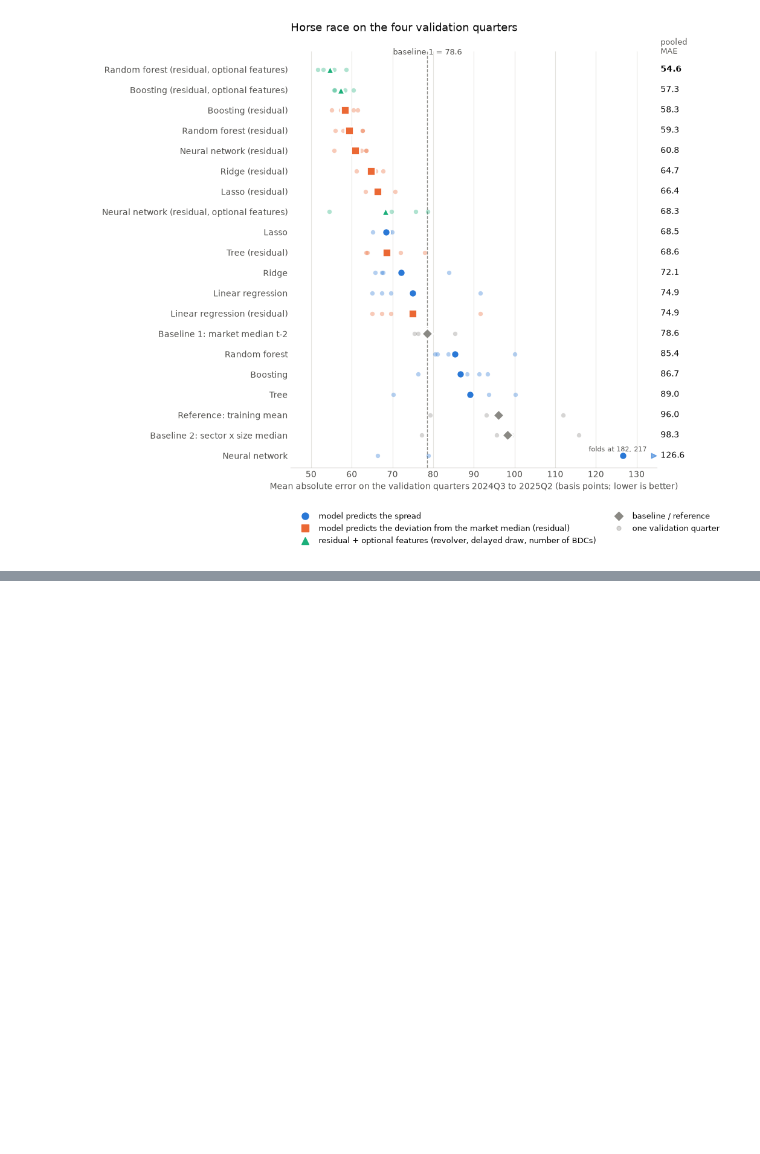
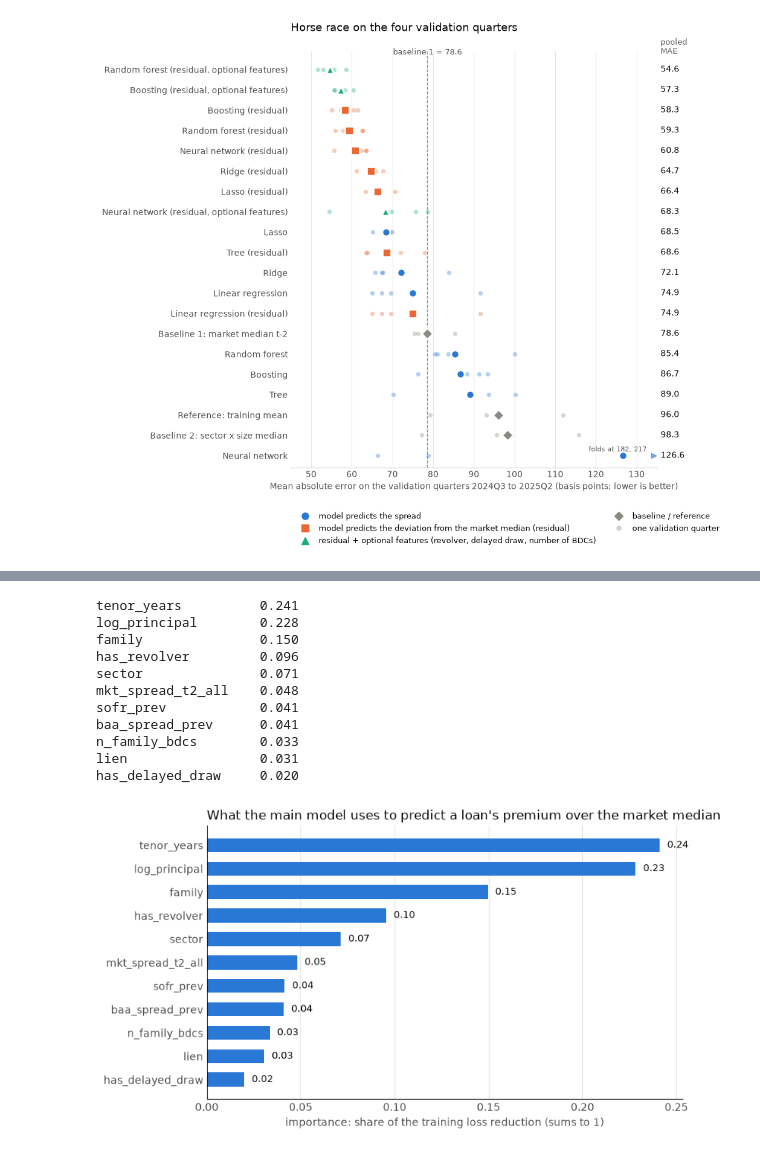
Before and after one commit to NeilErtl/DSF_Project, a Jupyter notebook: code/02_estimate.ipynb, the cells around one changed output, grey strips where cells are left out. Cells and saved outputs as stored; diff of their text form; code cells hidden in the pictures; blank space fills up the shorter version.

```diff
--- a/code/02_estimate.ipynb
+++ b/code/02_estimate.ipynb
@@ -867,0 +948,43 @@ plt.show()
+# %%
+# Feature importance of the main model, refitted on all training loans (deck 16, rule 5; deck 17)
+main = make_main_model().fit(train[FEATURES_OPT], train[mh.TARGET])
+pre, forest_fit = main.model[0], main.model[-1]
+imp = pd.Series(forest_fit.feature_importances_, index=pre.get_feature_names_out())
+original = {c: c for c in mh.NUM + OPTIONAL_NUM}
+def to_feature(col):
+    # "num__log_principal" -> "log_principal"; "cat__family_Apollo" -> "family" (one-hot columns summed per feature)
+    name = col.split("__", 1)[1]
+    return name if name in original else next(c for c in mh.CAT + OPTIONAL_CAT if name.startswith(c + "_"))
+imp_by_feature = imp.groupby(imp.index.map(to_feature)).sum().sort_values()
+assert np.isclose(imp_by_feature.sum(), 1.0)
+imp_by_feature.sort_values(ascending=False).rename("importance").to_csv(TAB / "feature_importance_main_model.csv")
+print(imp_by_feature.sort_values(ascending=False).round(3).to_string())
+
+fig, ax = plt.subplots(figsize=(8, 4.5))
+ax.barh(imp_by_feature.index, imp_by_feature.values, color="#2a78d6", height=0.6)
+for y, v in enumerate(imp_by_feature.values):
+    ax.text(v + 0.004, y, f"{v:.2f}", va="center", fontsize=9, color="#0b0b0b")
+ax.set_xlabel("importance: share of the training loss reduction (sums to 1)", fontsize=10, color="#52514e")
+ax.set_title("What the main model uses to predict a loan's premium over the market median", loc="left",
+             fontsize=12, color="#0b0b0b")
+ax.tick_params(colors="#52514e", length=0)
+for side in ["top", "right"]:
+    ax.spines[side].set_visible(False)
+ax.grid(axis="x", color="#e5e4e0", lw=0.8)
+ax.set_axisbelow(True)
+fig.tight_layout()
+fig.savefig(FIG / "feature_importance_main_model.png", dpi=200, bbox_inches="tight")
+plt.show()
+# %% [output]
+tenor_years          0.241
+log_principal        0.228
+family               0.150
+has_revolver         0.096
+sector               0.071
+mkt_spread_t2_all    0.048
+sofr_prev            0.041
+baa_spread_prev      0.041
+n_family_bdcs        0.033
+lien                 0.031
+has_delayed_draw     0.020
+[figure, added]
```
Also changed, not shown: parts of 9 cells of this notebook, 9 other files.
